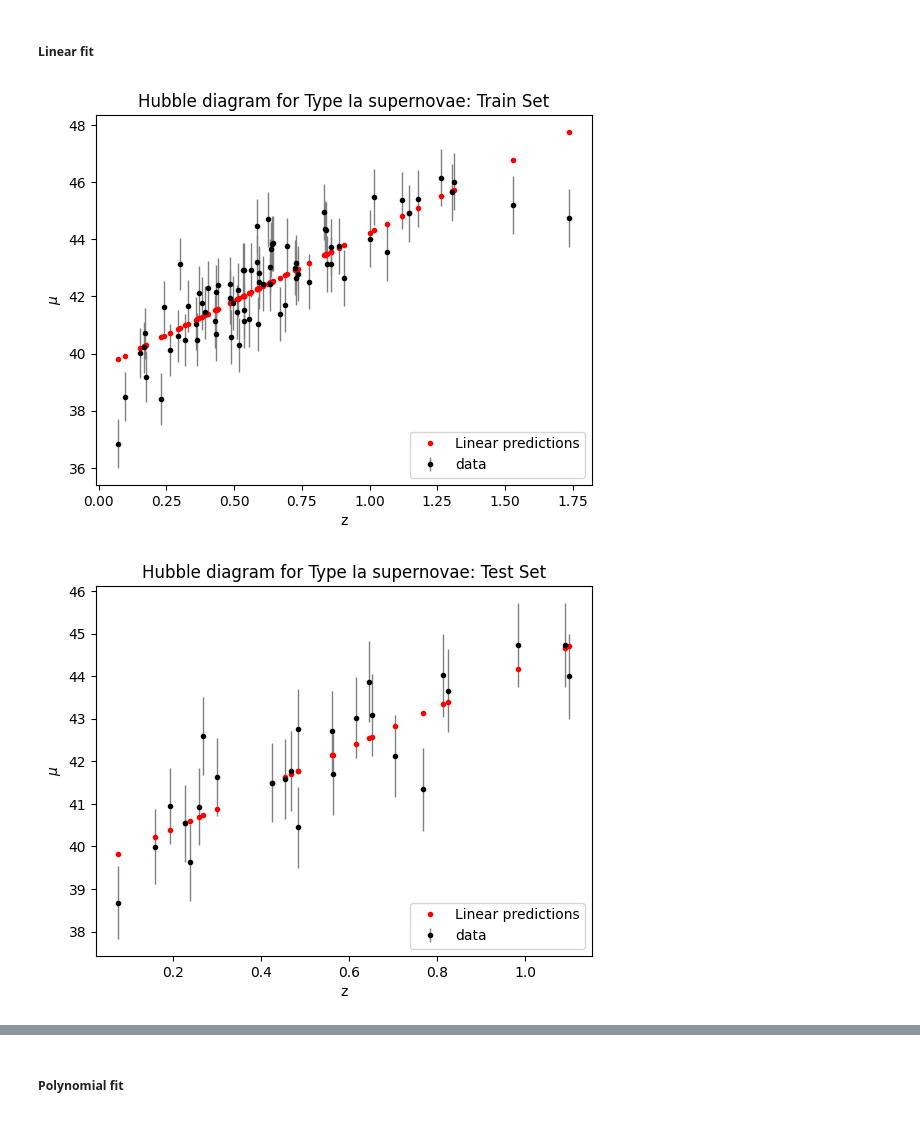
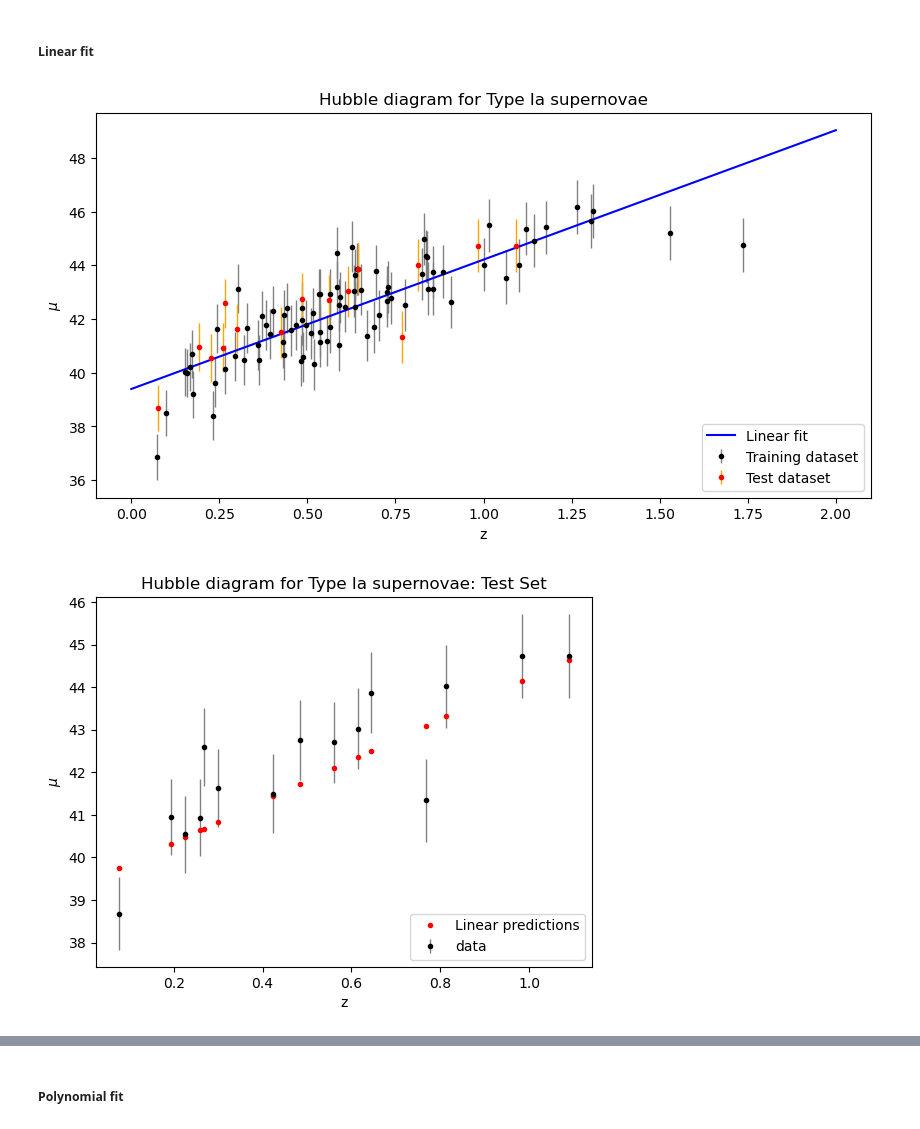
Before and after one commit to EmanuelaMenditto/astrostatistics_bicocca_2025, a Jupyter notebook: working/L17_Regression_IaSN.ipynb, the cells around one changed output, grey strips where cells are left out. Cells and saved outputs as stored; diff of their text form; code cells hidden in the pictures.

```diff
--- a/working/L17_Regression_IaSN.ipynb
+++ b/working/L17_Regression_IaSN.ipynb
@@ -57,7 +55,7 @@ print(y.shape)
 (100,)
 # %%
 # Split the dataset in tranining + test dataset
-X_train, X_test, y_train, y_test, train_idx, test_idx = train_test_split(X, y, range(len(X)), test_size=0.25, random_state=42)
+X_train, X_test, y_train, y_test, train_idx, test_idx = train_test_split(X, y, range(len(X)), test_size=0.15, random_state=42)
 # %% [markdown]
 ##### Linear fit
 # %%
@@ -65,16 +63,22 @@ LRmodel = LinearRegression()
 LRmodel.fit(X_train, y_train, y_err[train_idx])
 y_pred_train = LRmodel.predict(X_train)
 y_pred_test = LRmodel.predict(X_test)
+# %%
+q, m = LRmodel.coef_
+LR_grid = np.linspace(0, 2, 100)
+LR_fit = m*LR_grid+q
 # %%
-plt.errorbar(X_train, y_train, y_err[train_idx], fmt='.k', ecolor='gray', lw=1, label='data')
-plt.plot(X_train, y_pred_train, '.r', label='Linear predictions')
+plt.figure(figsize=(10, 5))
+plt.errorbar(X_train, y_train, y_err[train_idx], fmt='.k', ecolor='gray', lw=1, label='Training dataset')
+plt.errorbar(X_test, y_test, y_err[test_idx], fmt='.r', ecolor='orange', lw=1, label='Test dataset')
+plt.plot(LR_grid, LR_fit, '-b', label='Linear fit')
 plt.xlabel("z")
 plt.ylabel("$\mu$")
-plt.title("Hubble diagram for Type Ia supernovae: Train Set")
+plt.title("Hubble diagram for Type Ia supernovae")
 plt.legend(loc='lower right')
 plt.show()
 # %% [output]
-[figure, old version]
+[figure, new version]
 # %%
 plt.errorbar(X_test, y_test, y_err[test_idx], fmt='.k', ecolor='gray', lw=1, label='data')
 plt.plot(X_test, y_pred_test, '.r', label='Linear predictions')
@@ -84,7 +88,7 @@ plt.title("Hubble diagram for Type Ia supernovae: Test Set")
 plt.legend(loc='lower right')
 plt.show()
 # %% [output]
-[figure, old version]
+[figure, new version]
 # %%
 print(np.array([y_test, y_pred_test]).T)
 # %% [output]
```
Also changed, not shown: parts of 13 cells of this notebook.
